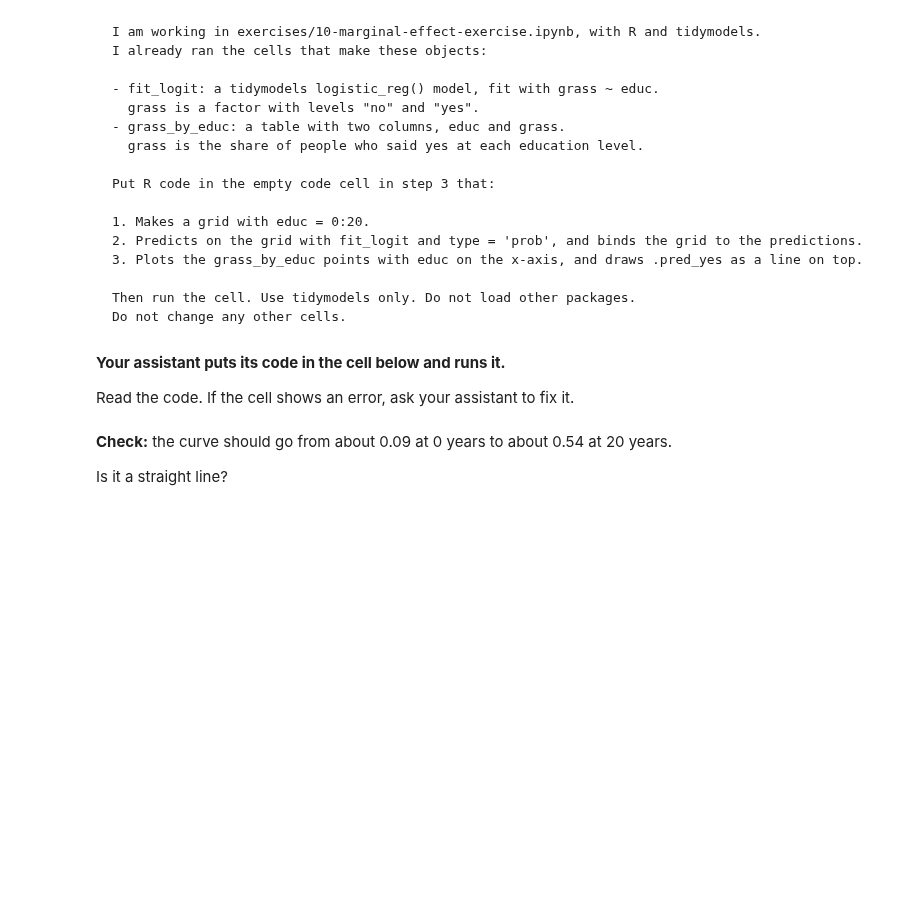
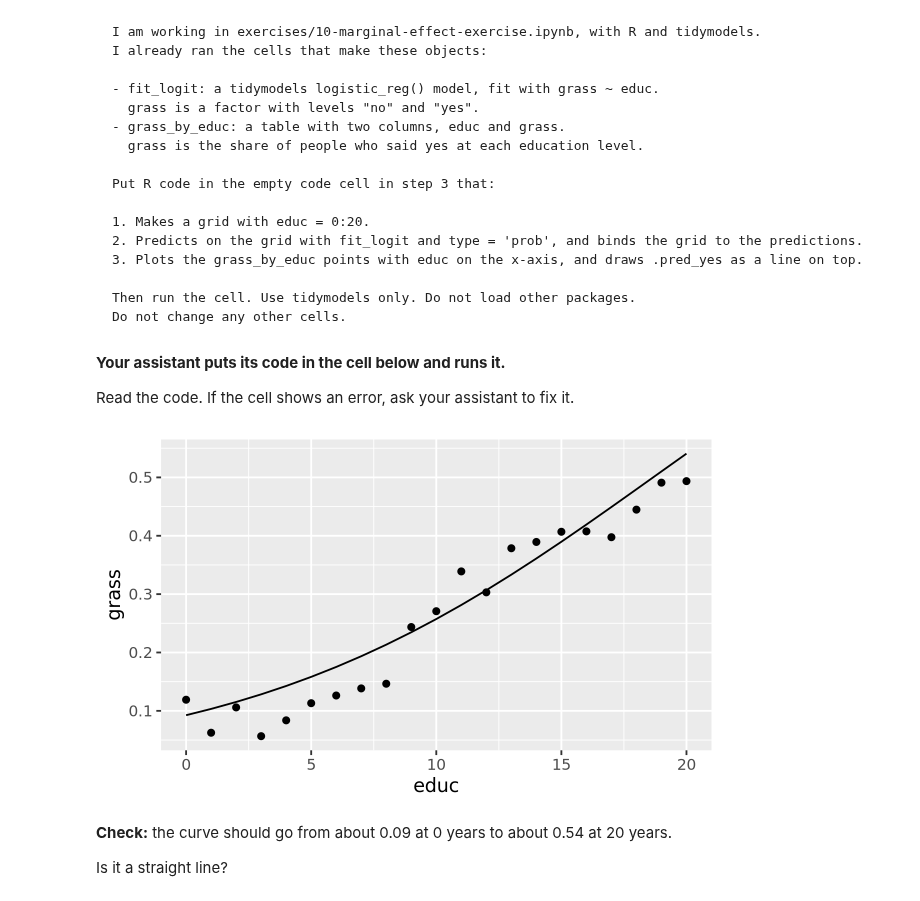
Before and after one commit to tejverma/codespace, a Jupyter notebook: exercises/10-marginal-effect-exercise.ipynb, the cells around one changed output. Drawn from its saved outputs; the diff is of its cells as text; code cells hidden in the pictures; blank space fills up the shorter version.

````diff
--- a/exercises/10-marginal-effect-exercise.ipynb
+++ b/exercises/10-marginal-effect-exercise.ipynb
@@ -44,3 +48,6 @@ grass_by_educ = gss |> group_by(educ) |> summarize(grass = sum(grass == 'yes') /
 ```
 
 </details>
+# %%
+grass_by_educ = gss |> group_by(educ) |> summarize(grass = sum(grass == 'yes') /n())
+grass_by_educ |> glimpse()
@@ -89,6 +115,18 @@ Do not change any other cells.
 **Your assistant puts its code in the cell below and runs it.**
 
 Read the code. If the cell shows an error, ask your assistant to fix it.
+# %%
+grid <- tibble(educ = 0:20)
+
+preds <- fit_logit |> predict(new_data = grid, type = 'prob')
+
+grid_preds <- bind_cols(grid, preds)
+
+ggplot() +
+    geom_point(data = grass_by_educ, aes(x = educ, y = grass)) +
+    geom_line(data = grid_preds, aes(x = educ, y = .pred_yes))
+# %% [output]
+[figure, added]
 # %% [markdown]
 **Check:** the curve should go from about 0.09 at 0 years to about 0.54 at 20 years.
 
````
Also changed, not shown: parts of 6 cells of this notebook.
